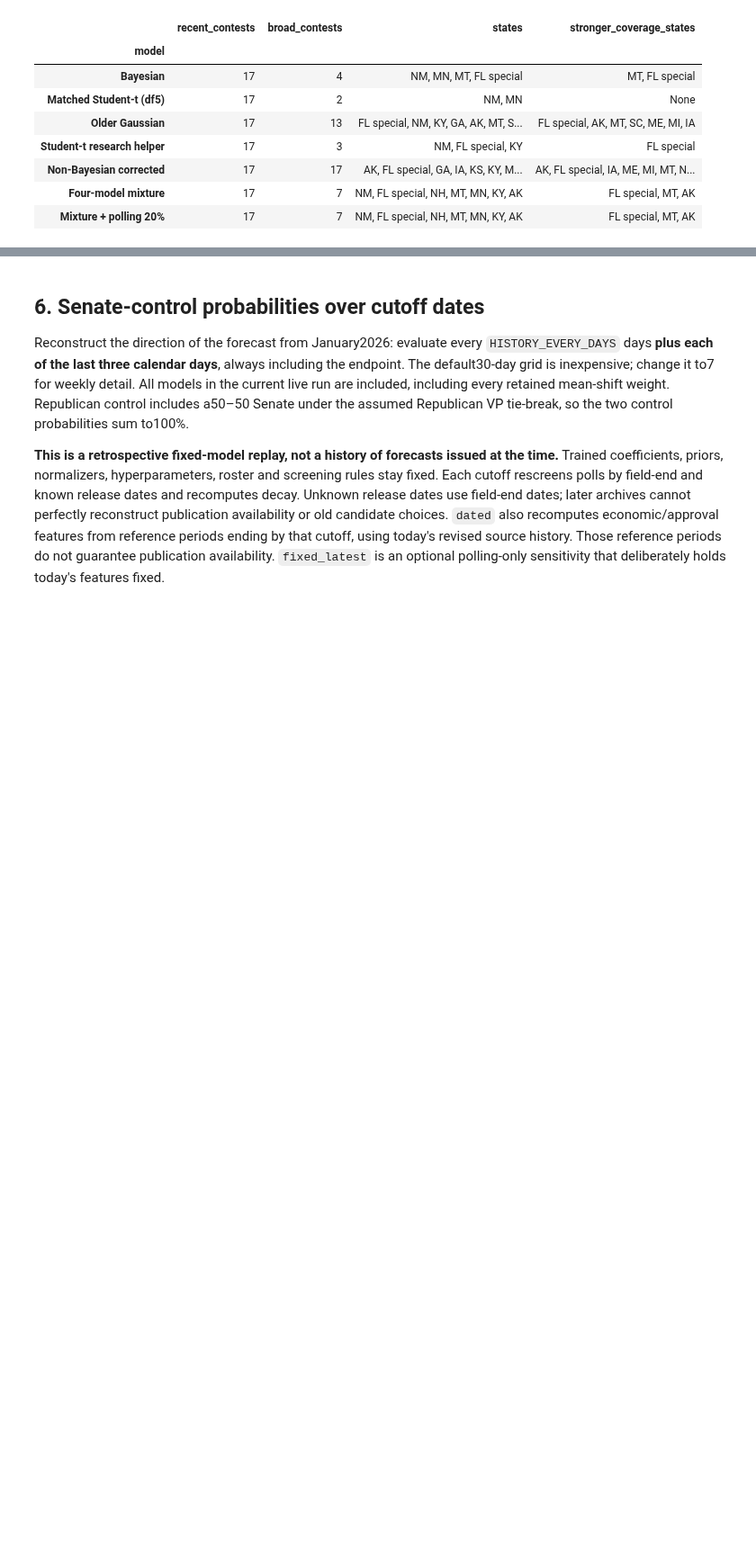
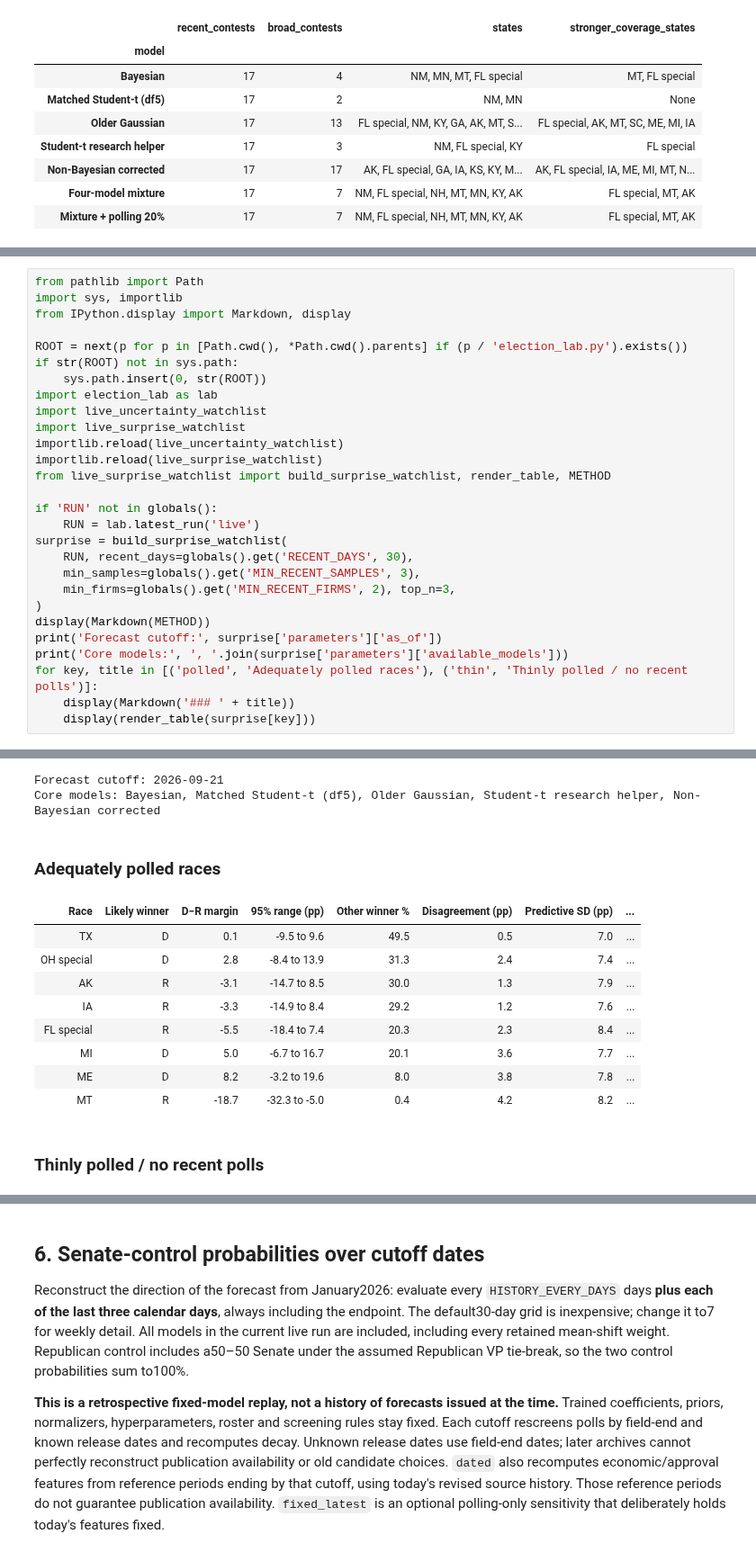
Before and after one commit to amirharati/us_election_2026, a Jupyter notebook: notebooks/04_live_forecast.ipynb, the cells around one changed output, grey strips where cells are left out. Shown at 90% size. Cells and saved outputs as stored; diff of their text form; blank space fills up the shorter version.

```diff
--- a/notebooks/04_live_forecast.ipynb
+++ b/notebooks/04_live_forecast.ipynb
@@ -193,0 +200,29 @@ Stronger coverage = ≥3 samples from ≥2 firms.
+# %%
+from pathlib import Path
+import sys, importlib
+from IPython.display import Markdown, display
+
+ROOT = next(p for p in [Path.cwd(), *Path.cwd().parents] if (p / 'election_lab.py').exists())
+if str(ROOT) not in sys.path:
+    sys.path.insert(0, str(ROOT))
+import election_lab as lab
+import live_uncertainty_watchlist
+import live_surprise_watchlist
+importlib.reload(live_uncertainty_watchlist)
+importlib.reload(live_surprise_watchlist)
+from live_surprise_watchlist import build_surprise_watchlist, render_table, METHOD
+
+if 'RUN' not in globals():
+    RUN = lab.latest_run('live')
+surprise = build_surprise_watchlist(
+    RUN, recent_days=globals().get('RECENT_DAYS', 30),
+    min_samples=globals().get('MIN_RECENT_SAMPLES', 3),
+    min_firms=globals().get('MIN_RECENT_FIRMS', 2), top_n=3,
+)
+display(Markdown(METHOD))
+print('Forecast cutoff:', surprise['parameters']['as_of'])
+print('Core models:', ', '.join(surprise['parameters']['available_models']))
+for key, title in [('polled', 'Adequately polled races'), ('thin', 'Thinly polled / no recent polls')]:
+    display(Markdown('### ' + title))
+    display(render_table(surprise[key]))
+# %% [output]
@@ -193,0 +230,13 @@ Stronger coverage = ≥3 samples from ≥2 firms.
+Forecast cutoff: 2026-09-21
+Core models: Bayesian, Matched Student-t (df5), Older Gaussian, Student-t research helper, Non-Bayesian corrected
+### Adequately polled races
+| Race | Likely winner | D−R margin | 95% range (pp) | Other winner % | Disagreement (pp) | Predictive SD (pp) | ... |
+| TX | D | 0.1 | -9.5 to 9.6 | 49.5 | 0.5 | 7.0 | ... |
+| OH special | D | 2.8 | -8.4 to 13.9 | 31.3 | 2.4 | 7.4 | ... |
+| AK | R | -3.1 | -14.7 to 8.5 | 30.0 | 1.3 | 7.9 | ... |
+| IA | R | -3.3 | -14.9 to 8.4 | 29.2 | 1.2 | 7.6 | ... |
+| FL special | R | -5.5 | -18.4 to 7.4 | 20.3 | 2.3 | 8.4 | ... |
+| MI | D | 5.0 | -6.7 to 16.7 | 20.1 | 3.6 | 7.7 | ... |
+| ME | D | 8.2 | -3.2 to 19.6 | 8.0 | 3.8 | 7.8 | ... |
+| MT | R | -18.7 | -32.3 to -5.0 | 0.4 | 4.2 | 8.2 | ... |
+### Thinly polled / no recent polls
```
Also changed, not shown: parts of 9 cells of this notebook, 55 other files.
